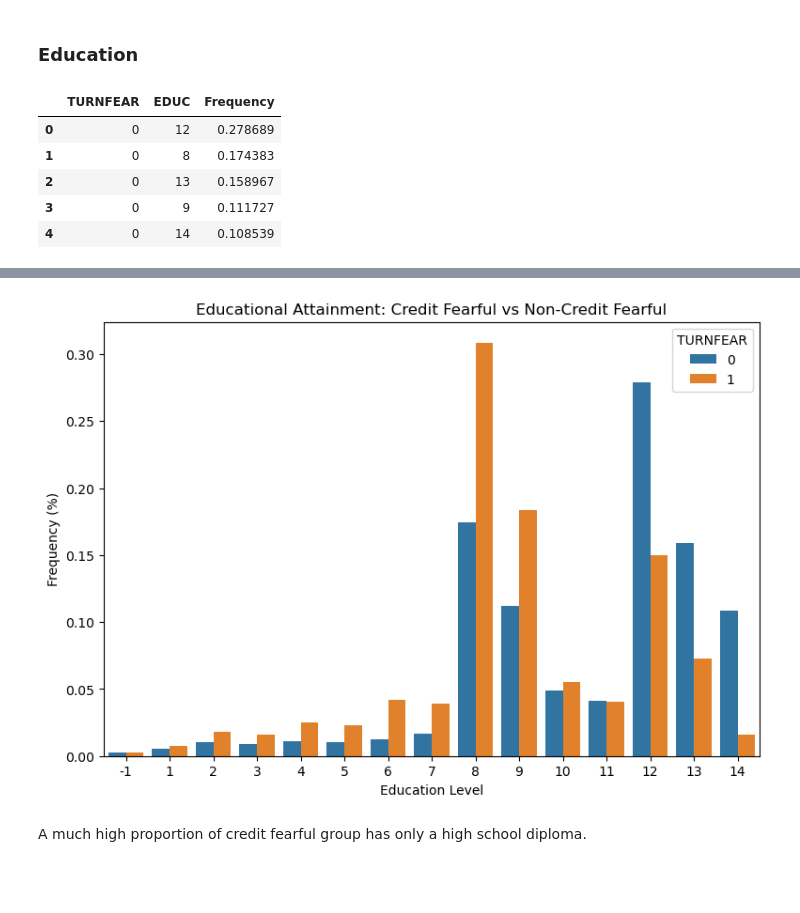
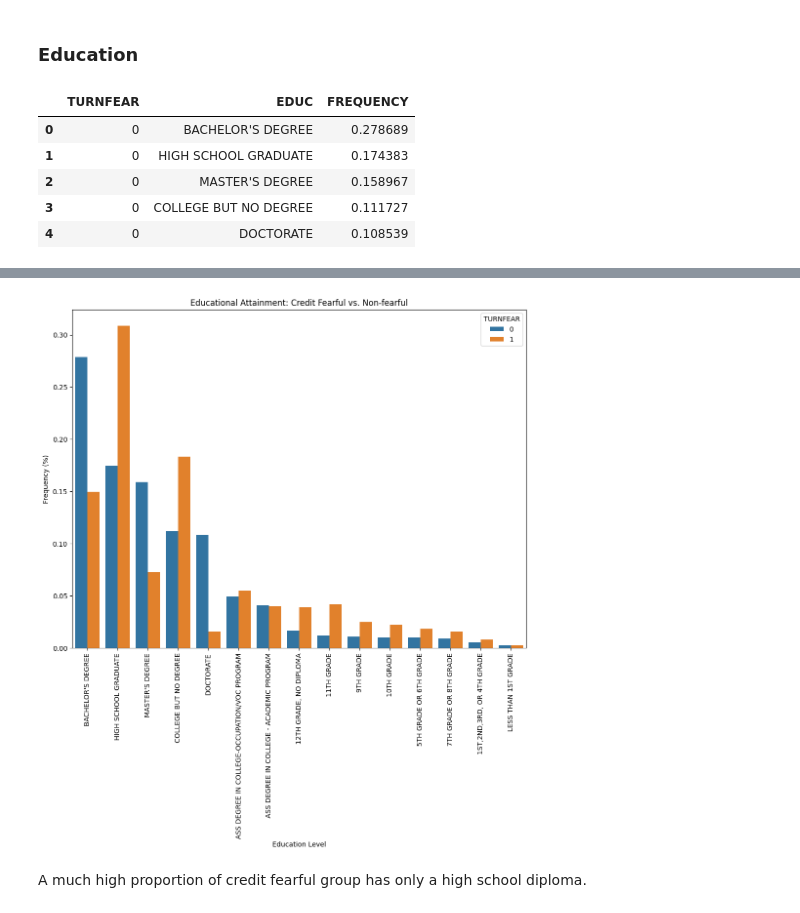
Before and after one commit to okanina/consumer_finance, a Jupyter notebook: Exploratory Data Analysis.ipynb, the cells around one changed output, grey strips where cells are left out. Drawn from its saved outputs; the diff is of its cells as text; code cells hidden in the pictures; blank space fills up the shorter version.

```diff
--- a/Exploratory Data Analysis.ipynb
+++ b/Exploratory Data Analysis.ipynb
@@ -244,29 +238,49 @@ Looking at the relationship between Houses and DEBT, it seems like most debts in
 # %% [markdown]
 ### Education
 # %%
-df_educ=(df['EDUC'].groupby(df["TURNFEAR"])
-        .value_counts(normalize=True)
-        .rename("Frequency")
-        .to_frame()
-        .reset_index())
+edu=df["EDUC"].replace({
+    -1:"LESS THAN 1ST GRADE",
+    1:"1ST,2ND,3RD, OR 4TH GRADE",
+    2:"5TH GRADE OR 6TH GRADE",
+    3:"7TH GRADE OR 8TH GRADE",
+    4:"9TH GRADE",
+    5:"10TH GRADE",
+    6:"11TH GRADE",
+    7:"12TH GRADE, NO DIPLOMA",
+    8:"HIGH SCHOOL GRADUATE",
+    9:"COLLEGE BUT NO DEGREE",
+    10:"ASS DEGREE IN COLLEGE-OCCUPATION/VOC PROGRAM",
+    11:"ASS DEGREE IN COLLEGE - ACADEMIC PROGRAM",
+    12:"BACHELOR'S DEGREE",
+    13:"MASTER'S DEGREE",
+    14: "DOCTORATE"
+                       })
+df_educ = (edu.groupby(df["TURNFEAR"])
+                    .value_counts(normalize=True)
+                    .rename("FREQUENCY")
+                    .to_frame()
+                    .reset_index())
 df_educ.head()
 # %% [output]
-|  | TURNFEAR | EDUC | Frequency |
-| 0 | 0 | 12 | 0.278689 |
-| 1 | 0 | 8 | 0.174383 |
-| 2 | 0 | 13 | 0.158967 |
-| 3 | 0 | 9 | 0.111727 |
-| 4 | 0 | 14 | 0.108539 |
+|  | TURNFEAR | EDUC | FREQUENCY |
+| 0 | 0 | BACHELOR'S DEGREE | 0.278689 |
+| 1 | 0 | HIGH SCHOOL GRADUATE | 0.174383 |
+| 2 | 0 | MASTER'S DEGREE | 0.158967 |
+| 3 | 0 | COLLEGE BUT NO DEGREE | 0.111727 |
+| 4 | 0 | DOCTORATE | 0.108539 |
 # %% [markdown]
 ![Screenshot%20%2859%29.png](attachment:Screenshot%20%2859%29.png)
 # %%
-fig, ax=plt.subplots(figsize=(9,6))
-sns.barplot(x="EDUC", y="Frequency", hue="TURNFEAR", data=df_educ)
+# Create bar chart
+fig,ax= plt.subplots(figsize=(12, 9))
+sns.barplot(x="EDUC", y="FREQUENCY", hue="TURNFEAR", data=df_educ)
+plt.xticks(rotation=90)
 plt.xlabel("Education Level")
 plt.ylabel("Frequency (%)")
-plt.title("Educational Attainment: Credit Fearful vs Non-Credit Fearful");
+plt.title("Educational Attainment: Credit Fearful vs. Non-fearful");
+plt.savefig("education.jpg")
 # %% [output]
-[figure, old version]
+[figure, new version]
 # %% [markdown]
 A much high proportion of credit fearful group has only a high school diploma.
 # %% [markdown]
```
Also changed, not shown: parts of 2 cells of this notebook, 3 other files.
